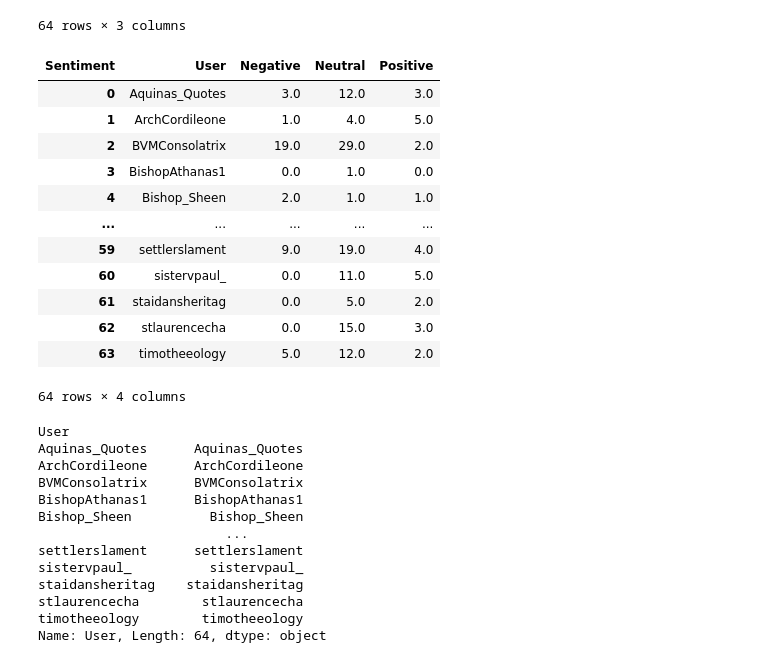
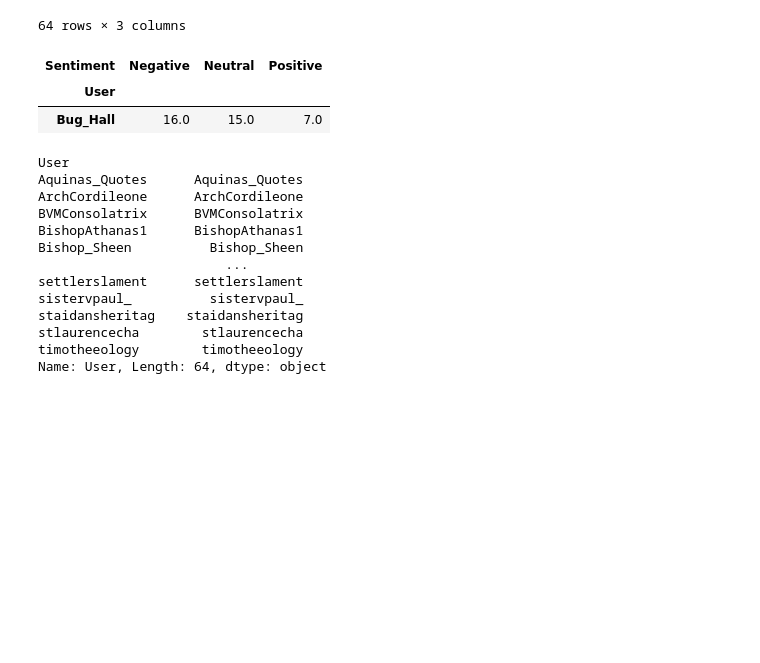
Before and after one commit to jjz17/Twitter-Mining, a Jupyter notebook: test.ipynb, the cells around one changed output. Saved outputs shown, nothing was run; the diff lists cells and outputs as text; code cells hidden in the pictures; blank space fills up the shorter version.

```diff
--- a/test.ipynb
+++ b/test.ipynb
@@ -39,26 +40,20 @@ timotheeology  Negative      5
 64 rows × 3 columns
 # %%
 test_data = pd.read_csv('time_tweet.csv').drop(['Text'], axis=1)
+test_data.Time = pd.to_datetime(test_data.Time)
+test_data = test_data[(test_data.Time > datetime(2022, 7, 2))]
 pt = pd.pivot_table(test_data, values='Time', index='User', columns='Sentiment', aggfunc='count').fillna(0)
 # pt.iloc[0].name
 # pt['Username'] = pt.index
 # pt.set_index('Username')
-# pt.index
-pt.reset_index()
+pt.index
+# pt.reset_index()
+# pt.index.isin(['Bug_Hall'])
+pt[pt.index == 'Bug_Hall']
 # %% [output]
-| Sentiment | User | Negative | Neutral | Positive |
-| 0 | Aquinas_Quotes | 3.0 | 12.0 | 3.0 |
-| 1 | ArchCordileone | 1.0 | 4.0 | 5.0 |
-| 2 | BVMConsolatrix | 19.0 | 29.0 | 2.0 |
-| 3 | BishopAthanas1 | 0.0 | 1.0 | 0.0 |
-| 4 | Bishop_Sheen | 2.0 | 1.0 | 1.0 |
-| ... | ... | ... | ... | ... |
-| 59 | settlerslament | 9.0 | 19.0 | 4.0 |
-| 60 | sistervpaul_ | 0.0 | 11.0 | 5.0 |
-| 61 | staidansheritag | 0.0 | 5.0 | 2.0 |
-| 62 | stlaurencecha | 0.0 | 15.0 | 3.0 |
-| 63 | timotheeology | 5.0 | 12.0 | 2.0 |
+| Sentiment | Negative | Neutral | Positive |
+| User |  |  |  |
+| Bug_Hall | 16.0 | 15.0 | 7.0 |
-64 rows × 4 columns
 # %%
 pt['User']
 # %% [output]
```
Also changed, not shown: parts of 1 cell of this notebook, 1 other file.
